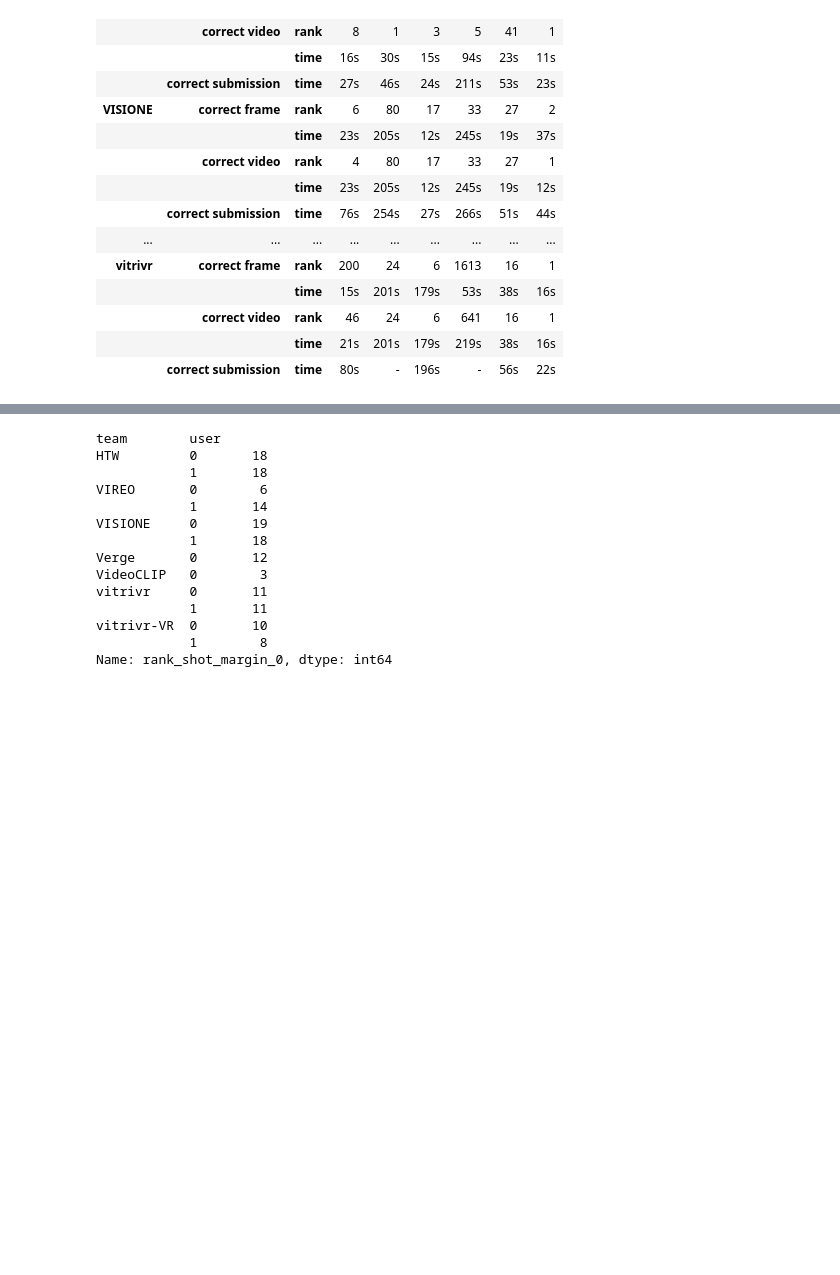
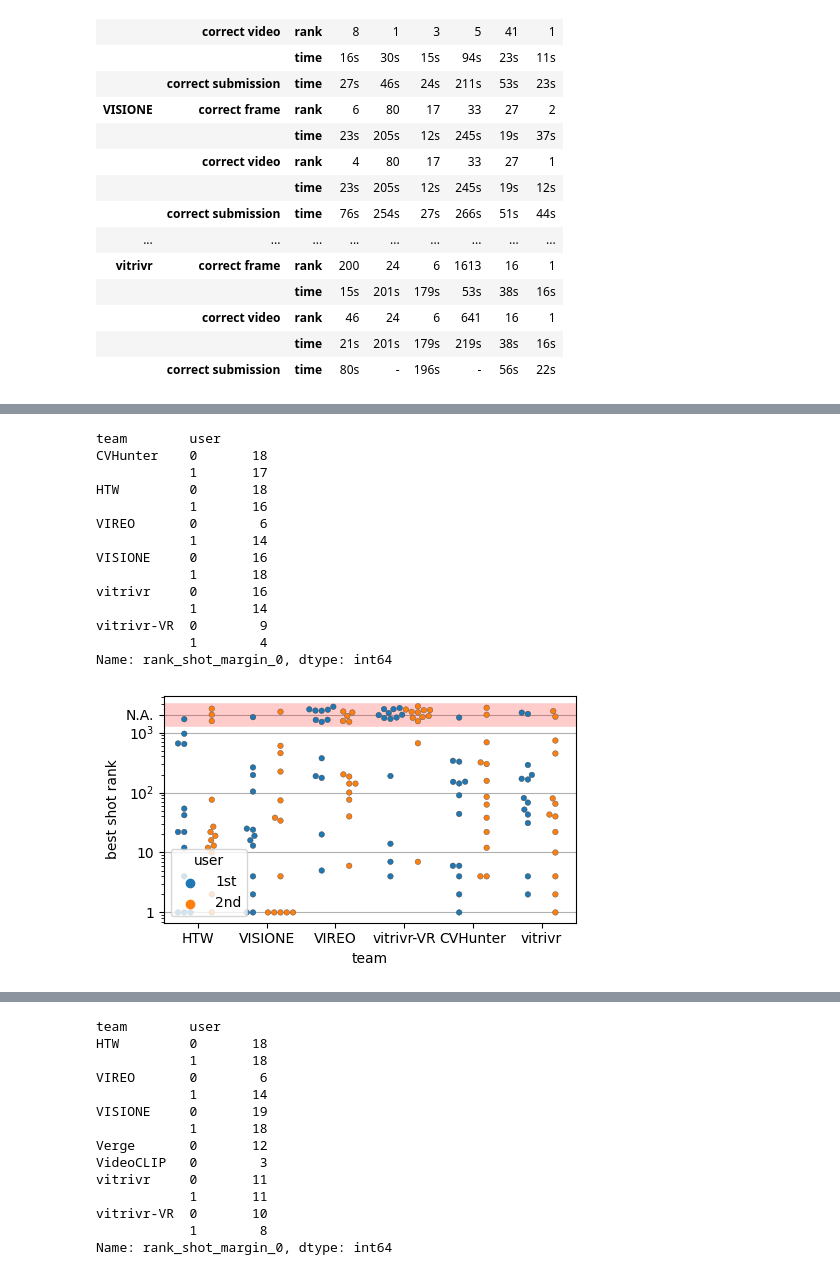
Before and after one commit to sauterl/VBS23-Post-Hoc-Analysis, a Jupyter notebook: src/python/notebooks/browsing.ipynb, the cells around one changed output, grey strips where cells are left out. Drawn from its saved outputs; the diff is of its cells as text; code cells hidden in the pictures; blank space fills up the shorter version.

Commit message:
Some adjustments to KIS plots

```diff
--- a/src/python/notebooks/browsing.ipynb
+++ b/src/python/notebooks/browsing.ipynb
@@ -319,0 +448,27 @@ Name: rank_shot_margin_0, dtype: int64
+# %%
+# real user policy, V3C
+
+max_records = 1000
+teams_filtered = list(teams)
+teams_filtered.remove('Verge')
+df_boxplot = compute_data_for_best_shot_rank(comp_data, teams_filtered, logs, max_records=max_records, split_user=True)
+build_best_rank_boxplot(df_boxplot, show_boxplot=False, figsize=[5, 3], fill_missing=True, best_user_policy=False, where_missing_data_is=max_records*2, max_records=max_records, dataset='v3c', legend_loc='lower left')
+plt.tight_layout()
+plt.savefig('plots/kis_best_rank_boxplot_realuser_v3c.pdf')
+plt.show()
+# %% [output]
+team        user
+CVHunter    0       18
+            1       17
+HTW         0       18
+            1       16
+VIREO       0        6
+            1       14
+VISIONE     0       16
+            1       18
+vitrivr     0       16
+            1       14
+vitrivr-VR  0        9
+            1        4
+Name: rank_shot_margin_0, dtype: int64
+[figure, added]
```
Also changed, not shown: parts of 10 cells of this notebook.
